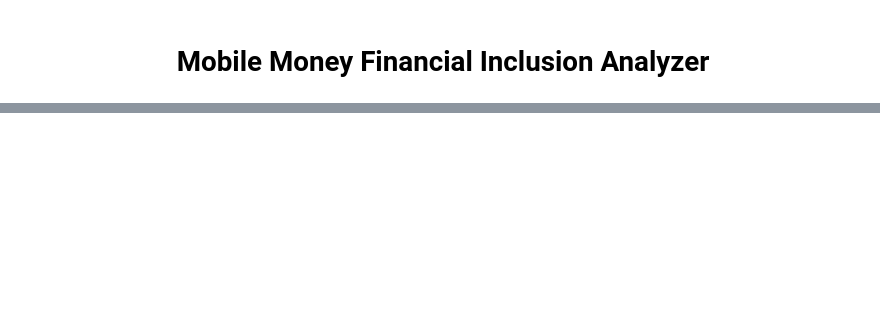
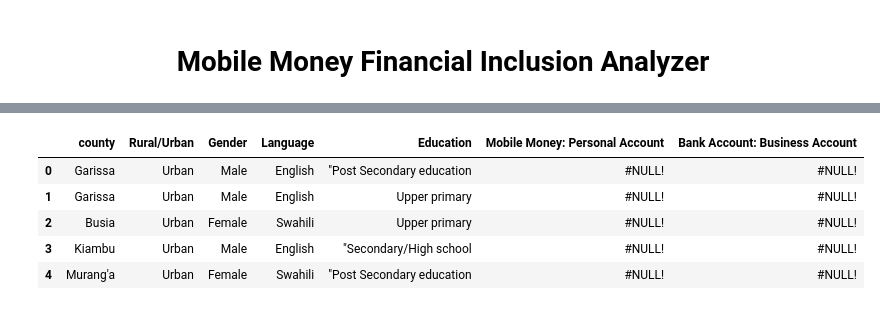
Before and after one commit to csaafrica/Group-10-Mobile-Money-Financial-Inclusion-Analyzer, a Jupyter notebook: analysis.ipynb, the cells around one changed output, grey strips where cells are left out. Cells and saved outputs as stored; diff of their text form; code cells hidden in the pictures; blank space fills up the shorter version.

```diff
--- a/analysis.ipynb
+++ b/analysis.ipynb
@@ -198,0 +39,17 @@ df_imported.head()
+# %%
+df = df.rename(columns={
+    'A08': 'Rural/Urban',
+    'A13': 'Gender',
+    'A15a': 'Language',
+    'A14iv_e': 'Education',
+    'B3D__2_1': 'Mobile Money: Personal Account',
+    'B3D__3_1': 'Bank Account: Business Account'
+})
+df.head()
+# %% [output]
+|  | county | Rural/Urban | Gender | Language | Education | Mobile Money: Personal Account | Bank Account: Business Account |
+| 0 | Garissa | Urban | Male | English | "Post Secondary education | #NULL! | #NULL! |
+| 1 | Garissa | Urban | Male | English | Upper primary | #NULL! | #NULL! |
+| 2 | Busia | Urban | Female | Swahili | Upper primary | #NULL! | #NULL! |
+| 3 | Kiambu | Urban | Male | English | "Secondary/High school | #NULL! | #NULL! |
+| 4 | Murang'a | Urban | Female | Swahili | "Post Secondary education | #NULL! | #NULL! |
```
Also changed, not shown: parts of 29 cells of this notebook, 1 other file.
